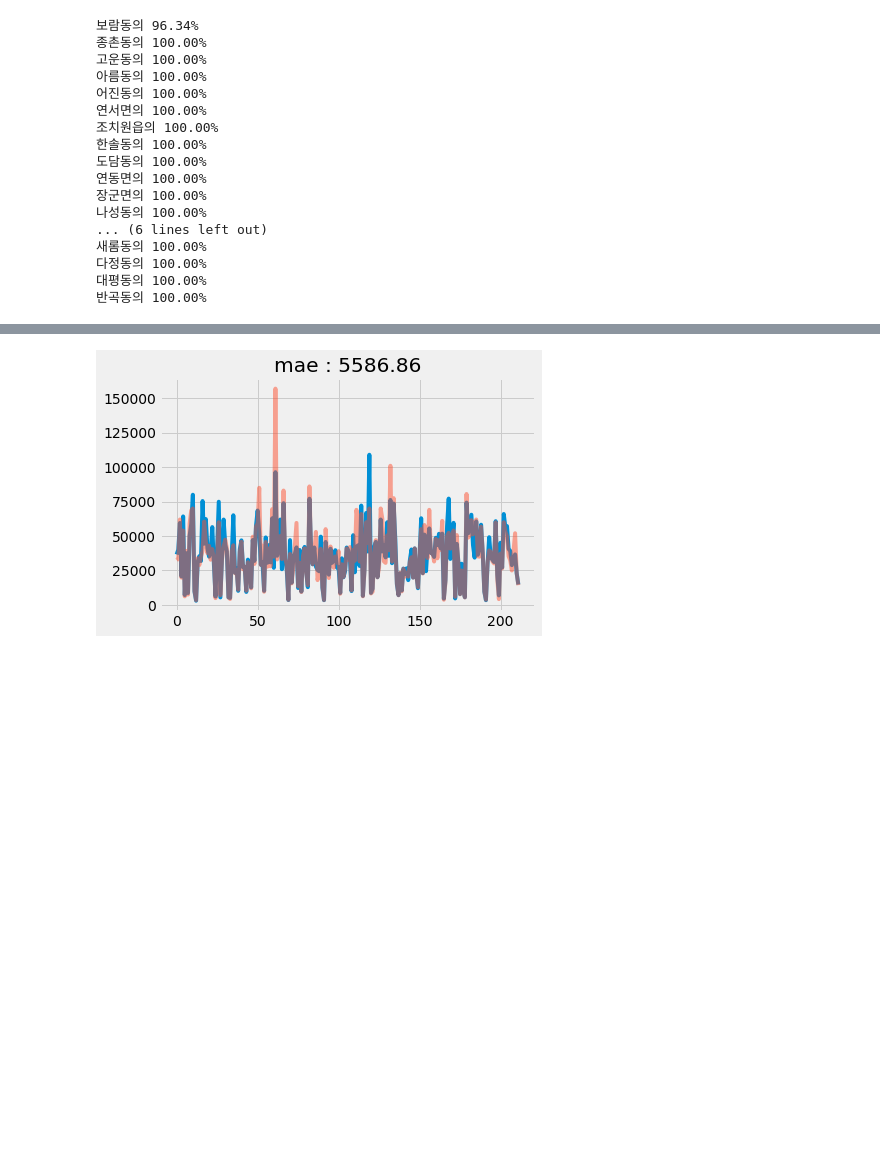
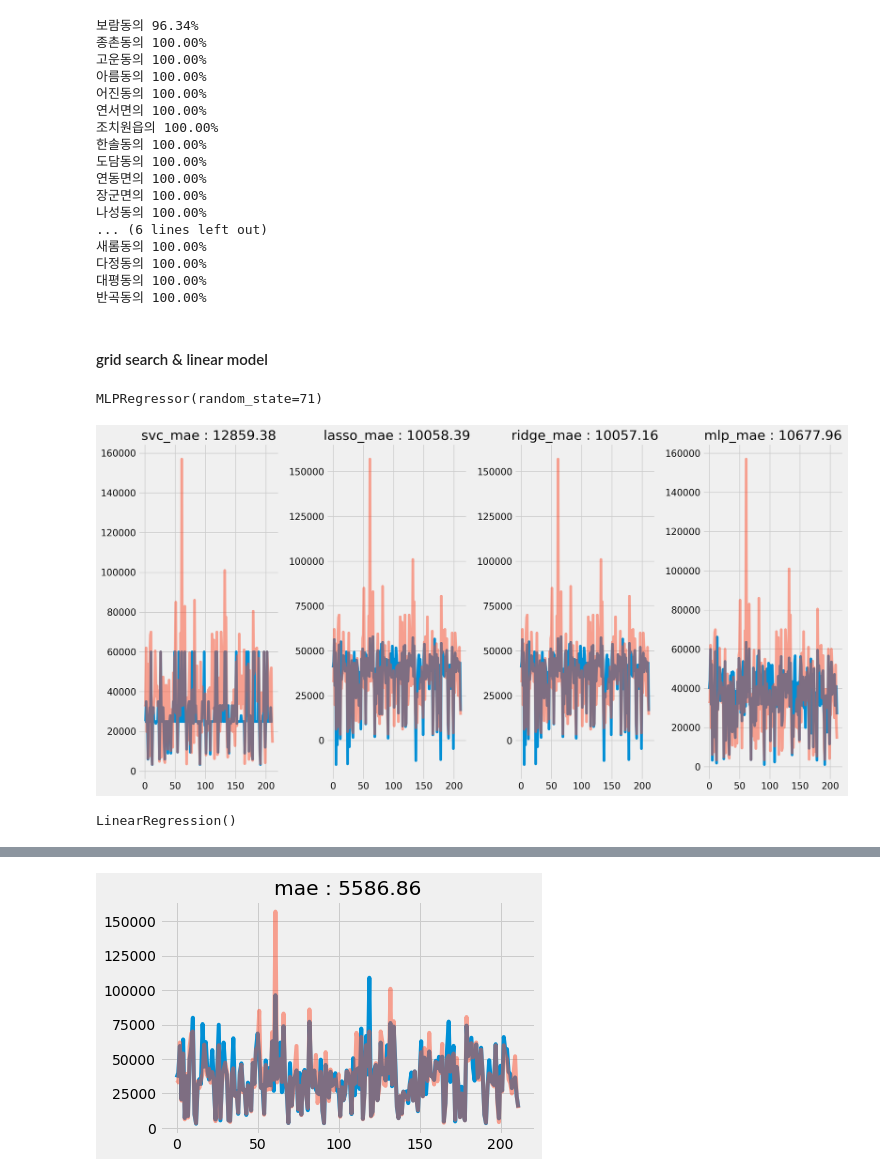
Before and after one commit to 98hyun/DACON, a Jupyter notebook: [세종시_주택시장_특성분석]/주택.ipynb, the cells around one changed output, grey strips where cells are left out. Saved outputs shown, nothing was run; the diff lists cells and outputs as text; code cells hidden in the pictures; blank space fills up the shorter version.

```diff
--- a/[세종시_주택시장_특성분석]/주택.ipynb
+++ b/[세종시_주택시장_특성분석]/주택.ipynb
@@ -729,3 +729,5 @@ from sklearn.model_selection import train_test_split
 from sklearn.preprocessing import LabelEncoder
 from sklearn.metrics import mean_absolute_error as mae
 import shap
+# %% [markdown]
+#### grid search & linear model
@@ -731,0 +746,63 @@ import shap
+# %%
+from sklearn.svm import SVC
+from sklearn.linear_model import Lasso
+from sklearn.linear_model import Ridge
+from sklearn.neural_network import MLPRegressor
+
+svc=SVC(random_state=71)
+lasso=Lasso(random_state=71)
+ridge=Ridge(random_state=71)
+mlp=MLPRegressor(random_state=71)
+
+svc.fit(X_tr,y_tr)
+lasso.fit(X_tr,y_tr)
+ridge.fit(X_tr,y_tr)
+mlp.fit(X_tr,y_tr)
+# %% [output]
+MLPRegressor(random_state=71)
+# %%
+# 비교 - 얼추 비슷하다.
+svc_pred=svc.predict(X_val)
+lasso_pred=lasso.predict(X_val)
+ridge_pred=ridge.predict(X_val)
+mlp_pred=mlp.predict(X_val)
+
+fig,ax=plt.subplots(1,4,figsize=(16,8),dpi=200)
+
+ax[0].plot(range(len(svc_pred)),svc_pred)
+ax[0].plot(range(len(y_val)),y_val,alpha=0.5) # 빨강.
+ax[0].set_title(f'svc_mae : {mae(svc_pred,y_val):.2f}')
+
+ax[1].plot(range(len(lasso_pred)),lasso_pred)
+ax[1].plot(range(len(y_val)),y_val,alpha=0.5)
+ax[1].set_title(f'lasso_mae : {mae(lasso_pred,y_val):.2f}')
+
+ax[2].plot(range(len(ridge_pred)),ridge_pred)
+ax[2].plot(range(len(y_val)),y_val,alpha=0.5)
+ax[2].set_title(f'ridge_mae : {mae(ridge_pred,y_val):.2f}')
+
+ax[3].plot(range(len(mlp_pred)),mlp_pred)
+ax[3].plot(range(len(y_val)),y_val,alpha=0.5)
+ax[3].set_title(f'mlp_mae : {mae(mlp_pred,y_val):.2f}')
+
+plt.tight_layout()
+plt.show();
+# %% [output]
+[figure, added]
+# %%
+from sklearn.tree import DecisionTreeRegressor
+from sklearn.ensemble import GradientBoostingRegressor
+from sklearn.linear_model import LinearRegression
+from sklearn.ensemble import VotingRegressor
+
+dt=DecisionTreeRegressor(random_state=71,criterion='mae')
+gbt=GradientBoostingRegressor(random_state=71)
+rf=RandomForestRegressor(random_state=71)
+lr=LinearRegression()
+
+dt.fit(X_tr,y_tr)
+gbt.fit(X_tr,y_tr)
+rf.fit(X_tr,y_tr)
+lr.fit(X_tr,y_tr)
+# %% [output]
+LinearRegression()
```
Also changed, not shown: parts of 33 cells of this notebook, 1 other file.
